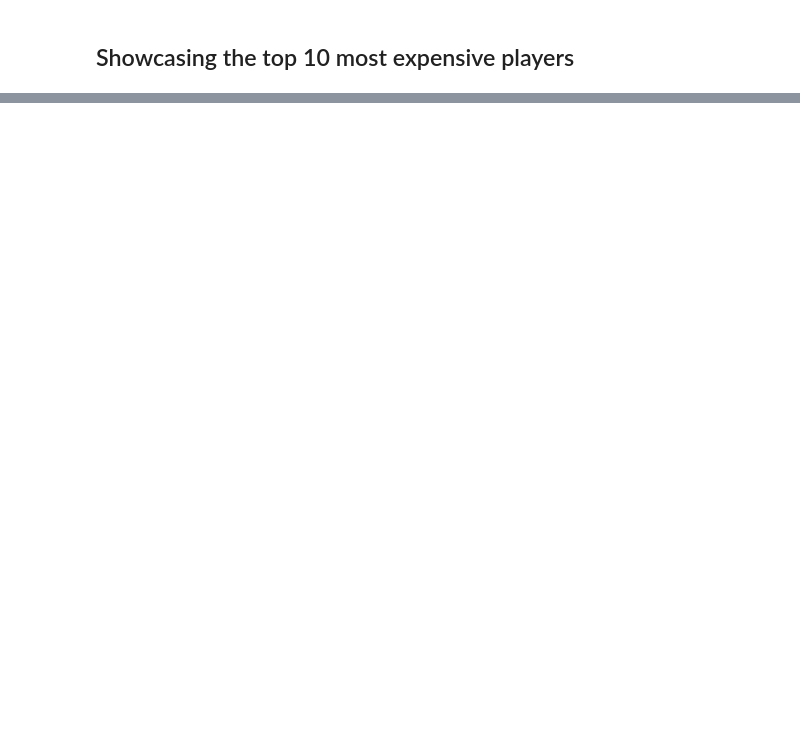
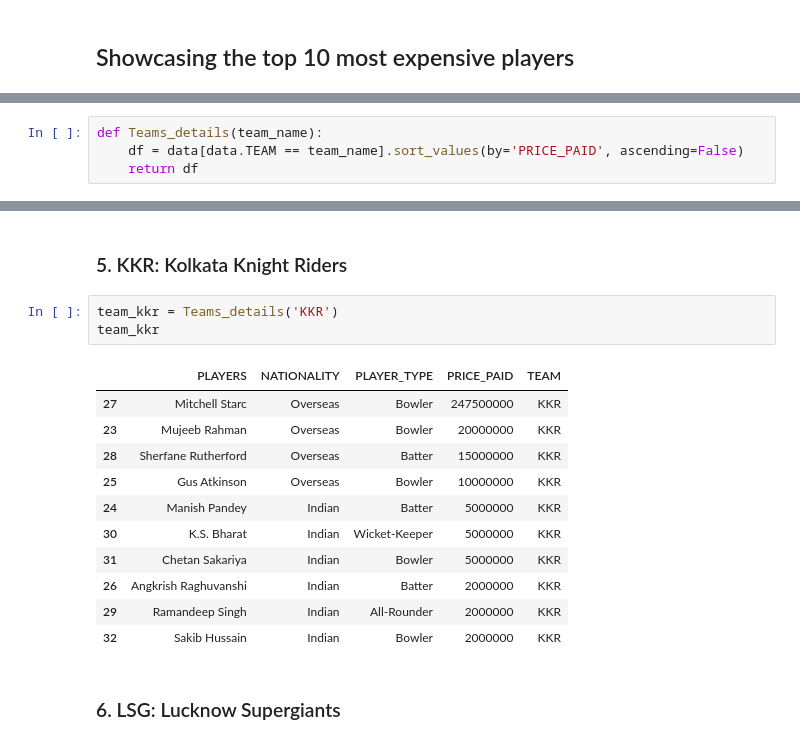
Before and after one commit to VishalDeoPrasad/IPL-2024-Player-Dataset, a Jupyter notebook: ipl-players-dataset.ipynb, the cells around one changed output, grey strips where cells are left out. Drawn from its saved outputs; the diff is of its cells as text; blank space fills up the shorter version.

```diff
--- a/ipl-players-dataset.ipynb
+++ b/ipl-players-dataset.ipynb
@@ -66,0 +172,4 @@ dtype: int64
+# %%
+def Teams_details(team_name):
+    df = data[data.TEAM == team_name].sort_values(by='PRICE_PAID', ascending=False)
+    return df
@@ -66,0 +235,19 @@ dtype: int64
+# %% [markdown]
+### 5. KKR: Kolkata Knight Riders
+# %%
+team_kkr = Teams_details('KKR')
+team_kkr
+# %% [output]
+|  | PLAYERS | NATIONALITY | PLAYER_TYPE | PRICE_PAID | TEAM |
+| 27 | Mitchell Starc | Overseas | Bowler | 247500000 | KKR |
+| 23 | Mujeeb Rahman | Overseas | Bowler | 20000000 | KKR |
+| 28 | Sherfane Rutherford | Overseas | Batter | 15000000 | KKR |
+| 25 | Gus Atkinson | Overseas | Bowler | 10000000 | KKR |
+| 24 | Manish Pandey | Indian | Batter | 5000000 | KKR |
+| 30 | K.S. Bharat | Indian | Wicket-Keeper | 5000000 | KKR |
+| 31 | Chetan Sakariya | Indian | Bowler | 5000000 | KKR |
+| 26 | Angkrish Raghuvanshi | Indian | Batter | 2000000 | KKR |
+| 29 | Ramandeep Singh | Indian | All-Rounder | 2000000 | KKR |
+| 32 | Sakib Hussain | Indian | Bowler | 2000000 | KKR |
+# %% [markdown]
+### 6. LSG: Lucknow Supergiants
```
Also changed, not shown: parts of 33 cells of this notebook.
